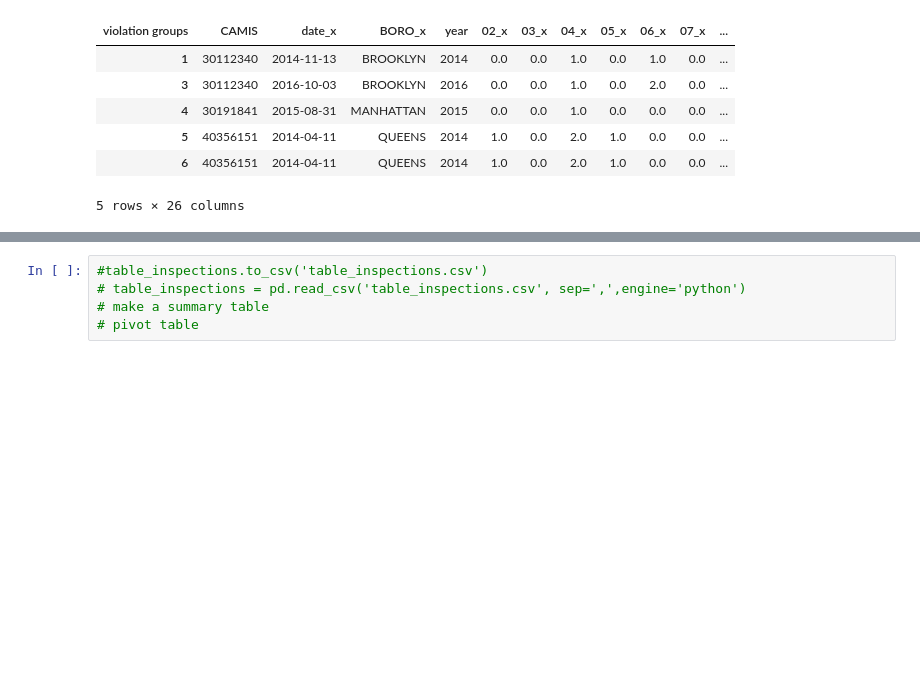
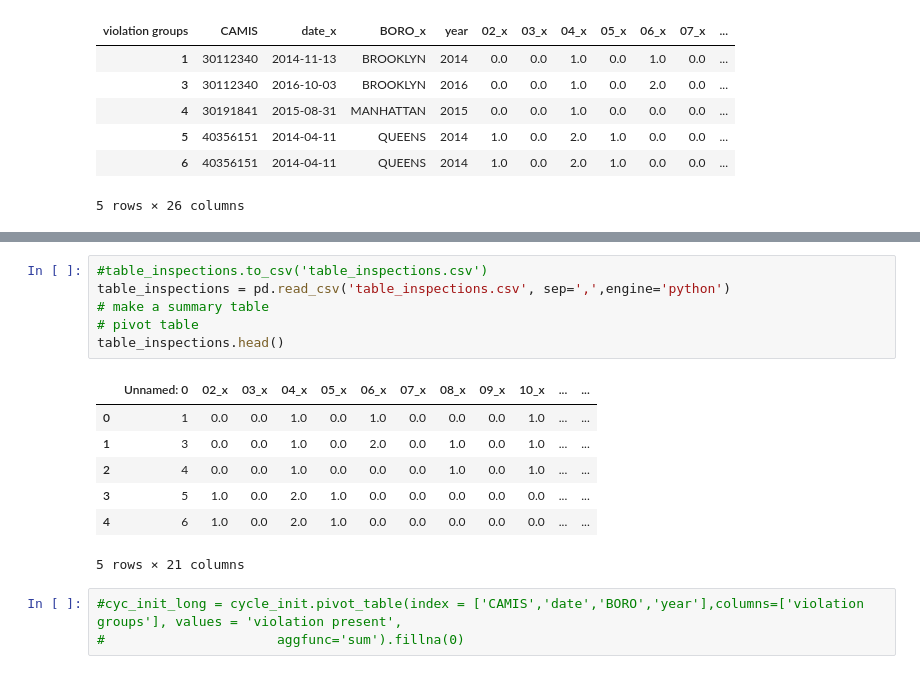
Before and after one commit to chenHub00/restaurant_inspections, a Jupyter notebook: DataPreparation-CycleInspections.ipynb, the cells around one changed output, grey strips where cells are left out. Drawn from its saved outputs; the diff is of its cells as text; blank space fills up the shorter version.

```diff
--- a/DataPreparation-CycleInspections.ipynb
+++ b/DataPreparation-CycleInspections.ipynb
@@ -276,6 +274,18 @@ table_inspections.head()
 | 6 | 1.0 | 0.0 | 2.0 | 1.0 | 0.0 | 0.0 | 0.0 | 0.0 | 0.0 | 0.0 | ... |
 # %%
 #table_inspections.to_csv('table_inspections.csv')
-# table_inspections = pd.read_csv('table_inspections.csv', sep=',',engine='python')
+table_inspections = pd.read_csv('table_inspections.csv', sep=',',engine='python')
 # make a summary table
 # pivot table
+table_inspections.head()
+# %% [output]
+|  | Unnamed: 0 | 02_x | 03_x | 04_x | 05_x | 06_x | 07_x | 08_x | 09_x | 10_x | ... | ... |
+| 0 | 1 | 0.0 | 0.0 | 1.0 | 0.0 | 1.0 | 0.0 | 0.0 | 0.0 | 1.0 | ... | ... |
+| 1 | 3 | 0.0 | 0.0 | 1.0 | 0.0 | 2.0 | 0.0 | 1.0 | 0.0 | 1.0 | ... | ... |
+| 2 | 4 | 0.0 | 0.0 | 1.0 | 0.0 | 0.0 | 0.0 | 1.0 | 0.0 | 1.0 | ... | ... |
+| 3 | 5 | 1.0 | 0.0 | 2.0 | 1.0 | 0.0 | 0.0 | 0.0 | 0.0 | 0.0 | ... | ... |
+| 4 | 6 | 1.0 | 0.0 | 2.0 | 1.0 | 0.0 | 0.0 | 0.0 | 0.0 | 0.0 | ... | ... |
+5 rows × 21 columns
+# %%
+#cyc_init_long = cycle_init.pivot_table(index = ['CAMIS','date','BORO','year'],columns=['violation groups'], values = 'violation present',
+#                      aggfunc='sum').fillna(0)
```
Also changed, not shown: parts of 21 cells of this notebook, 1 other file.
